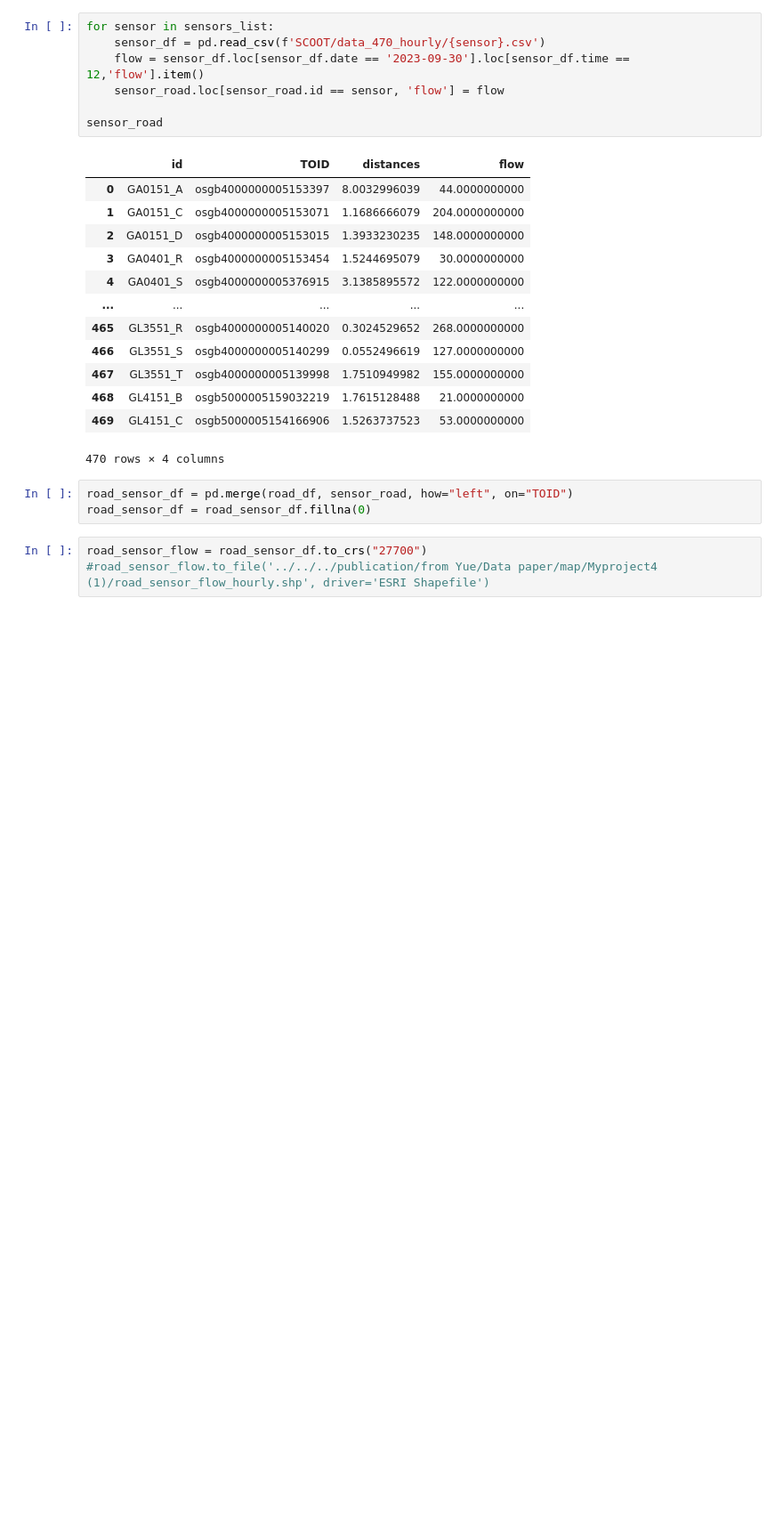
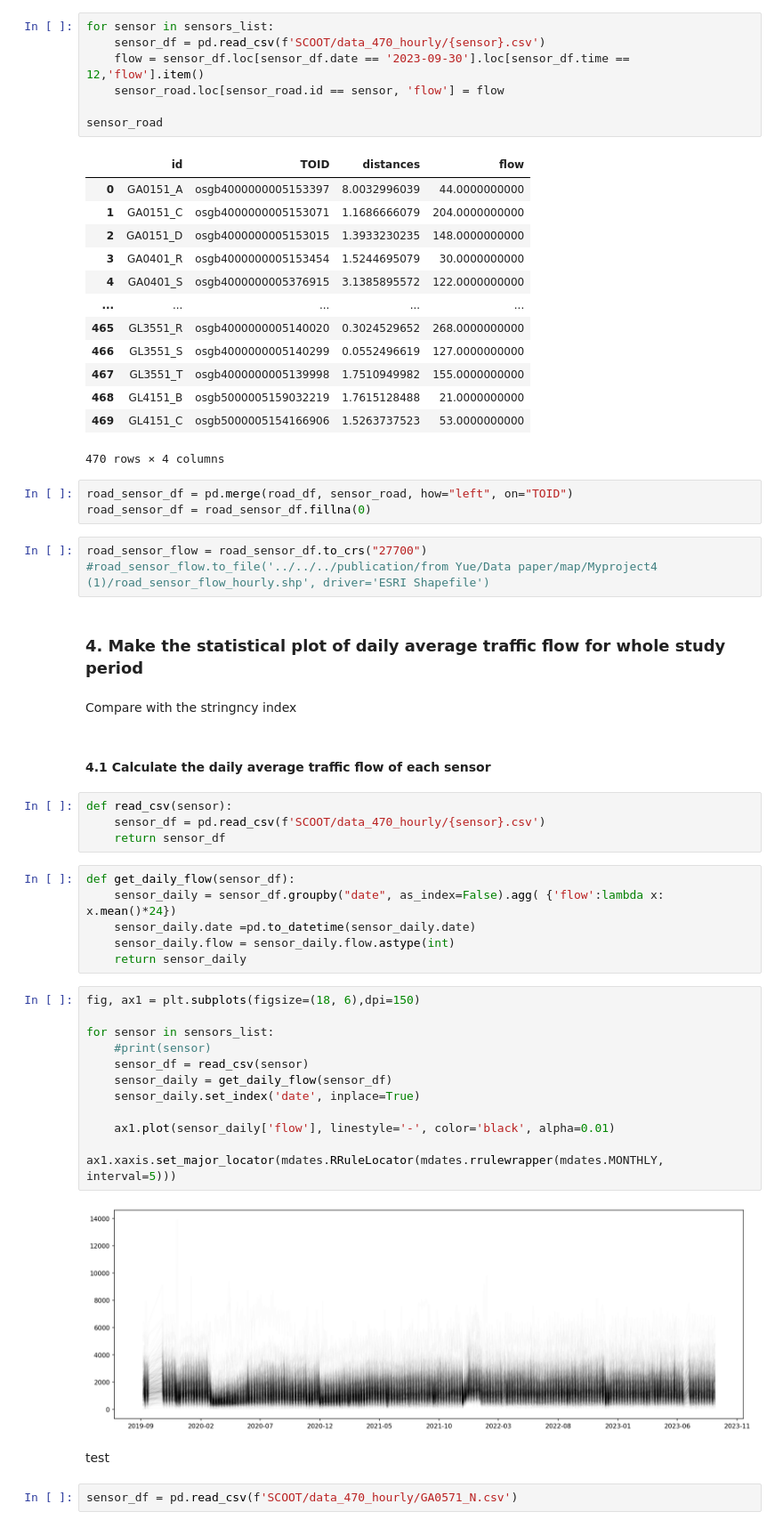
Before and after one commit to YueLi-0816/data_paper, a Jupyter notebook: traffic_flow_plot.ipynb, the cells around one changed output. Shown at 89% size. Saved outputs shown, nothing was run; the diff lists cells and outputs as text; blank space fills up the shorter version.

Commit message:
calculate the daily flow and make plot

```diff
--- a/traffic_flow_plot.ipynb
+++ b/traffic_flow_plot.ipynb
@@ -221,3 +224,37 @@ road_sensor_df = road_sensor_df.fillna(0)
 # %%
 road_sensor_flow = road_sensor_df.to_crs("27700")
 #road_sensor_flow.to_file('../../../publication/from Yue/Data paper/map/Myproject4 (1)/road_sensor_flow_hourly.shp', driver='ESRI Shapefile')
+# %% [markdown]
+### 4. Make the statistical plot of daily average traffic flow for whole study period
+# %% [markdown]
+Compare with the stringncy index
+# %% [markdown]
+#### 4.1 Calculate the daily average traffic flow of each sensor
+# %%
+def read_csv(sensor):
+    sensor_df = pd.read_csv(f'SCOOT/data_470_hourly/{sensor}.csv')
+    return sensor_df
+# %%
+def get_daily_flow(sensor_df):
+    sensor_daily = sensor_df.groupby("date", as_index=False).agg( {'flow':lambda x: x.mean()*24})
+    sensor_daily.date =pd.to_datetime(sensor_daily.date)
+    sensor_daily.flow = sensor_daily.flow.astype(int)
+    return sensor_daily
+# %%
+fig, ax1 = plt.subplots(figsize=(18, 6),dpi=150)
+
+for sensor in sensors_list:
+    #print(sensor)
+    sensor_df = read_csv(sensor)
+    sensor_daily = get_daily_flow(sensor_df)
+    sensor_daily.set_index('date', inplace=True)
+
+    ax1.plot(sensor_daily['flow'], linestyle='-', color='black', alpha=0.01)
+
+ax1.xaxis.set_major_locator(mdates.RRuleLocator(mdates.rrulewrapper(mdates.MONTHLY, interval=5)))
+# %% [output]
+[figure, added]
+# %% [markdown]
+test
+# %%
+sensor_df = pd.read_csv(f'SCOOT/data_470_hourly/GA0571_N.csv')
```
Also changed, not shown: parts of 8 cells of this notebook.
